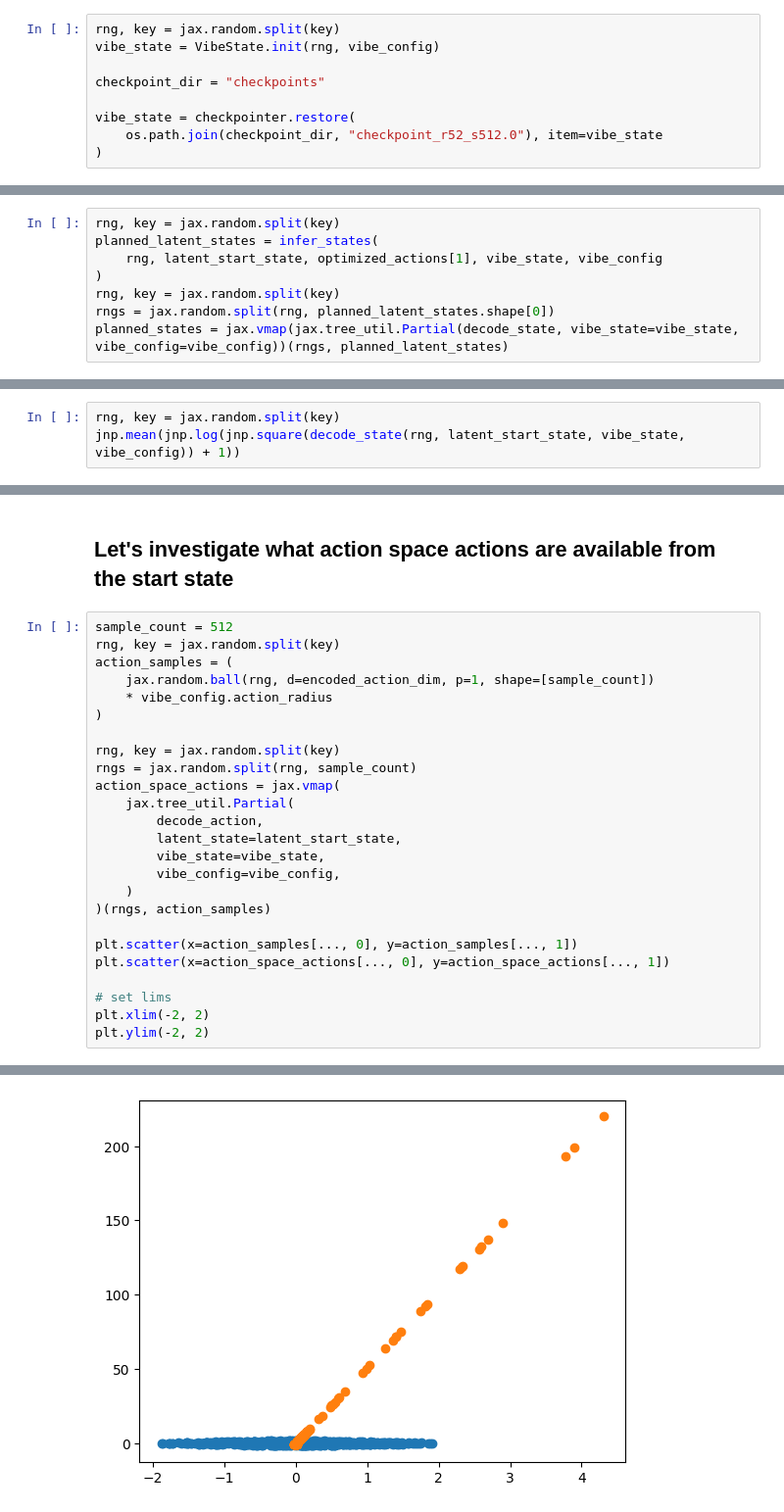
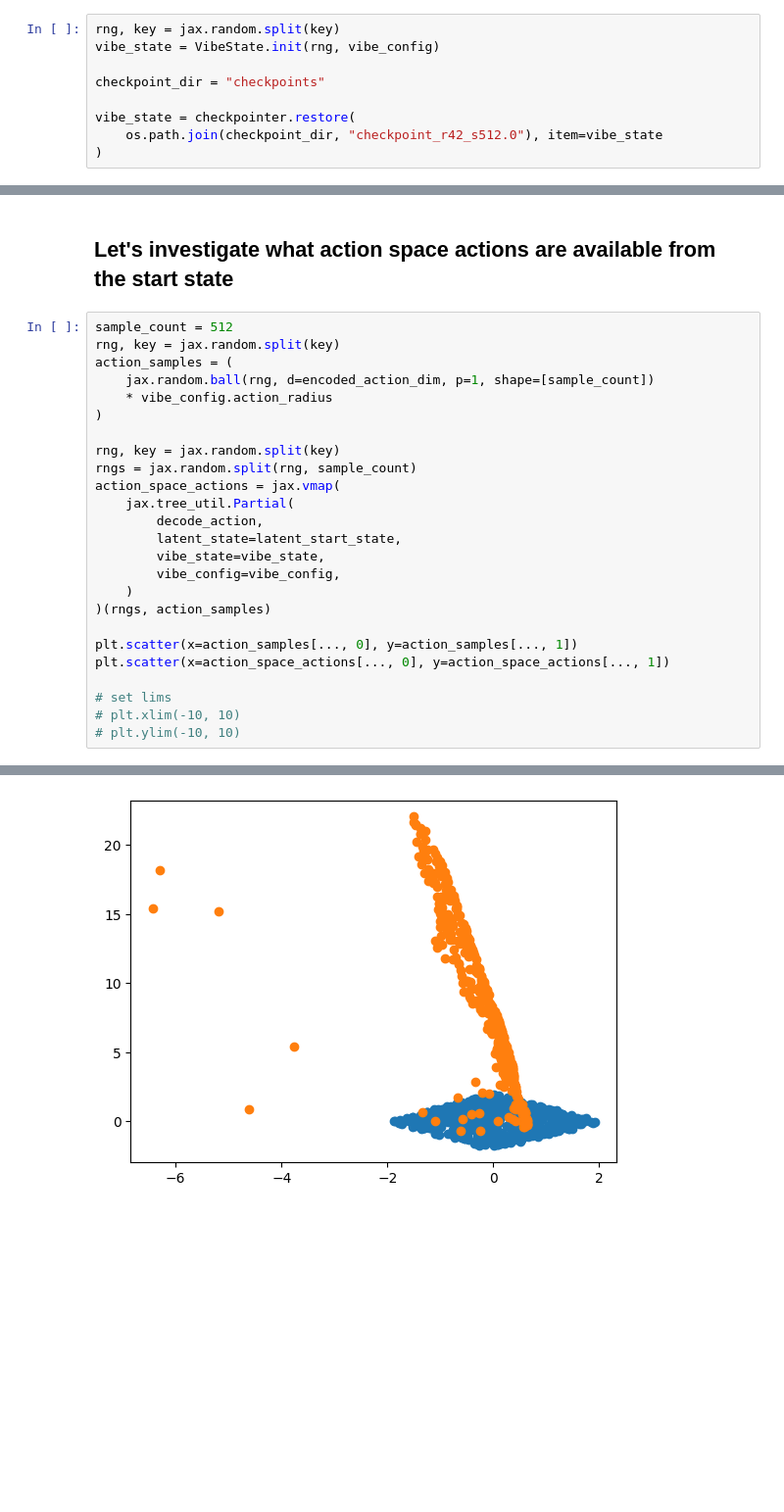
Before and after one commit to mishmish66/go_by_vibes, a Jupyter notebook: actor_eval.ipynb, the cells around one changed output, grey strips where cells are left out. Shown at 98% size. Saved outputs shown, nothing was run; the diff lists cells and outputs as text; blank space fills up the shorter version.

```diff
--- a/actor_eval.ipynb
+++ b/actor_eval.ipynb
@@ -143,7 +143,7 @@ vibe_state = VibeState.init(rng, vibe_config)
 checkpoint_dir = "checkpoints"
 
 vibe_state = checkpointer.restore(
-    os.path.join(checkpoint_dir, "checkpoint_r52_s512.0"), item=vibe_state
+    os.path.join(checkpoint_dir, "checkpoint_r42_s512.0"), item=vibe_state
 )
 # %%
 vibe_state
@@ -340,8 +302,0 @@ optimized_actions.shape
-# %%
-rng, key = jax.random.split(key)
-planned_latent_states = infer_states(
-    rng, latent_start_state, optimized_actions[1], vibe_state, vibe_config
-)
-rng, key = jax.random.split(key)
-rngs = jax.random.split(rng, planned_latent_states.shape[0])
-planned_states = jax.vmap(jax.tree_util.Partial(decode_state, vibe_state=vibe_state, vibe_config=vibe_config))(rngs, planned_latent_states)
@@ -368,3 +315,0 @@ media.show_video(video, fps=24)
-# %%
-rng, key = jax.random.split(key)
-jnp.mean(jnp.log(jnp.square(decode_state(rng, latent_start_state, vibe_state, vibe_config)) + 1))
@@ -375,28 +318,28 @@ Array(0.00019315, dtype=float32)
 # %%
 sample_count = 512
 rng, key = jax.random.split(key)
 action_samples = (
     jax.random.ball(rng, d=encoded_action_dim, p=1, shape=[sample_count])
     * vibe_config.action_radius
 )
 
 rng, key = jax.random.split(key)
 rngs = jax.random.split(rng, sample_count)
 action_space_actions = jax.vmap(
     jax.tree_util.Partial(
         decode_action,
         latent_state=latent_start_state,
         vibe_state=vibe_state,
         vibe_config=vibe_config,
     )
 )(rngs, action_samples)
 
 plt.scatter(x=action_samples[..., 0], y=action_samples[..., 1])
 plt.scatter(x=action_space_actions[..., 0], y=action_space_actions[..., 1])
 
 # set lims
-plt.xlim(-2, 2)
-plt.ylim(-2, 2)
+# plt.xlim(-10, 10)
+# plt.ylim(-10, 10)
 # %% [output]
 <matplotlib.collections.PathCollection at 0x...>
-[figure, old version]
+[figure, new version]
```
Also changed, not shown: parts of 24 cells of this notebook.
